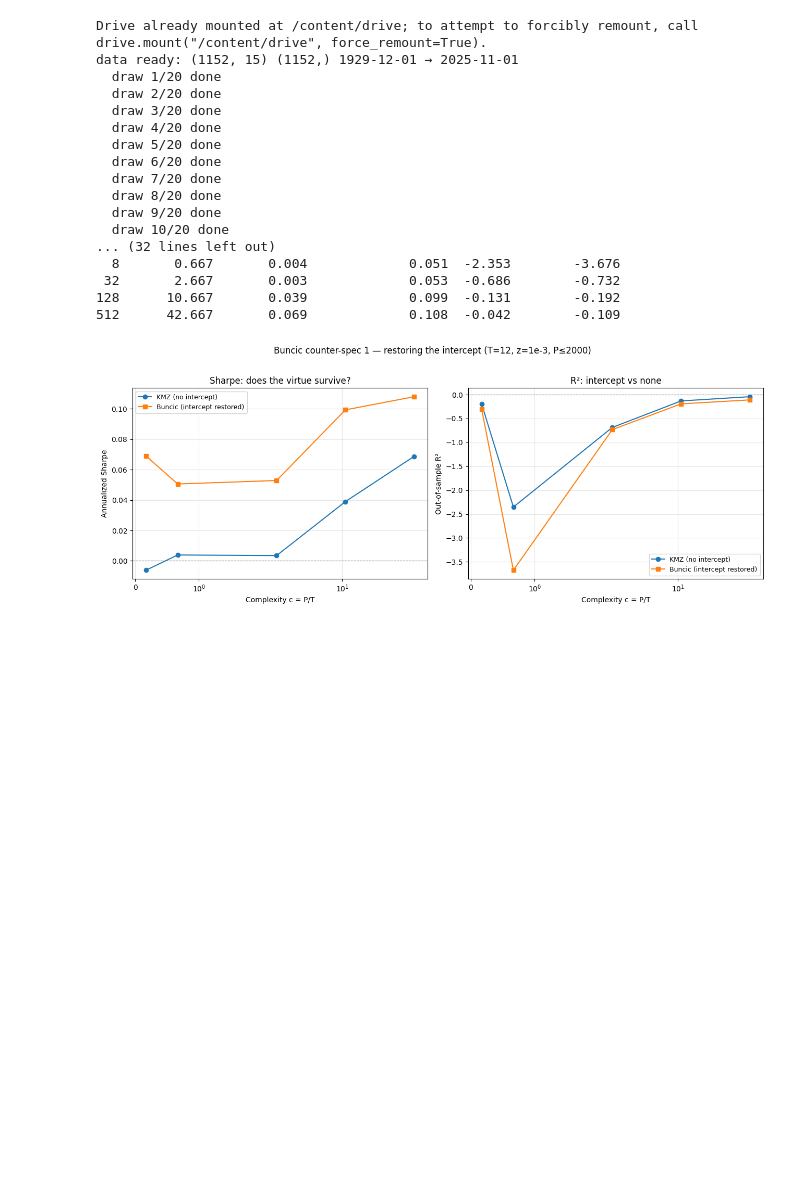
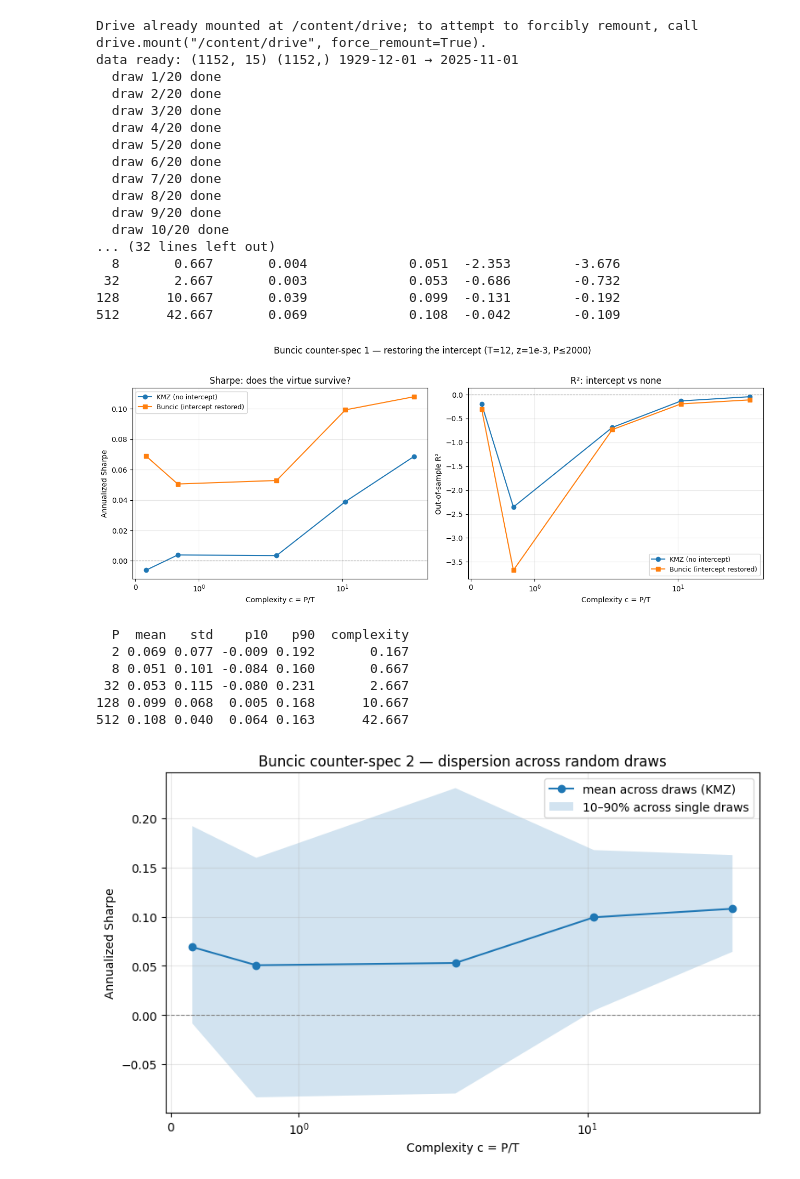
Before and after one commit to vishwesh-V/virtue-of-complexity, a Jupyter notebook: debate/Buncic/buncic.ipynb, the cells around one changed output. Cells and saved outputs as stored; diff of their text form; code cells hidden in the pictures; blank space fills up the shorter version.

Commit message:
Buncic counter spec 2

```diff
--- a/debate/Buncic/buncic.ipynb
+++ b/debate/Buncic/buncic.ipynb
@@ -168,30 +168,62 @@ fig.savefig(f"{BUNCIC}/buncic_intercept.png", dpi=150, bbox_inches="tight")
 
 # --- verify dual-intercept == primal-intercept at one P ---
 def ridge_forecast_intercept_primal(S_tr, R_tr, S_t, z):
     T = S_tr.shape[0]
     S_tr_i = np.concatenate([np.ones((T,1)), S_tr], axis=1)
     S_t_i  = np.concatenate([[1.0], S_t])
     Pp = S_tr_i.shape[1]
     A = (S_tr_i.T @ S_tr_i)/T
     pen = z*np.eye(Pp); pen[0,0] = 0.0
     beta = np.linalg.solve(A + pen, (S_tr_i.T @ R_tr)/T)
     return float(S_t_i @ beta)
+
+
+# --- Counter-spec 2: aggregation ---
+# KMZ-style: mean of per-draw Sharpes
+# Buncic-style: the DISTRIBUTION of single-draw Sharpes — how much does one
+#   realistic draw vary? A single investor gets one draw, not the average.
+
+raw = sweep_int_raw
+agg = (raw.groupby("P")["sharpe"]
+          .agg(mean="mean", std="std",
+               p10=lambda s: s.quantile(.10),
+               p90=lambda s: s.quantile(.90))
+          .reset_index())
+agg["complexity"] = agg["P"]/12
+print(agg.round(3).to_string(index=False))
+
+# plot mean with the 10-90 spread across draws
+fig, ax = plt.subplots(figsize=(8,5))
+ax.plot(agg["complexity"], agg["mean"], "o-", label="mean across draws (KMZ)")
+ax.fill_between(agg["complexity"], agg["p10"], agg["p90"], alpha=.2,
+                label="10–90% across single draws")
+ax.set_xscale("symlog"); ax.axhline(0, color="grey", lw=.8, ls="--")
+ax.set_xlabel("Complexity c = P/T"); ax.set_ylabel("Annualized Sharpe")
+ax.set_title("Buncic counter-spec 2 — dispersion across random draws")
+ax.legend(); ax.grid(alpha=.3); plt.tight_layout(); plt.show()
 # %% [output]
 Drive already mounted at /content/drive; to attempt to forcibly remount, call drive.mount("/content/drive", force_remount=True).
 data ready: (1152, 15) (1152,) 1929-12-01 → 2025-11-01
   draw 1/20 done
   draw 2/20 done
   draw 3/20 done
   draw 4/20 done
   draw 5/20 done
   draw 6/20 done
   draw 7/20 done
   draw 8/20 done
   draw 9/20 done
   draw 10/20 done
 ... (32 lines left out)
   8       0.667       0.004             0.051  -2.353        -3.676
  32       2.667       0.003             0.053  -0.686        -0.732
 128      10.667       0.039             0.099  -0.131        -0.192
 512      42.667       0.069             0.108  -0.042        -0.109
 [figure]
+  P  mean   std    p10   p90  complexity
+  2 0.069 0.077 -0.009 0.192       0.167
+  8 0.051 0.101 -0.084 0.160       0.667
+ 32 0.053 0.115 -0.080 0.231       2.667
+128 0.099 0.068  0.005 0.168      10.667
+512 0.108 0.040  0.064 0.163      42.667
+[figure, added]
```
